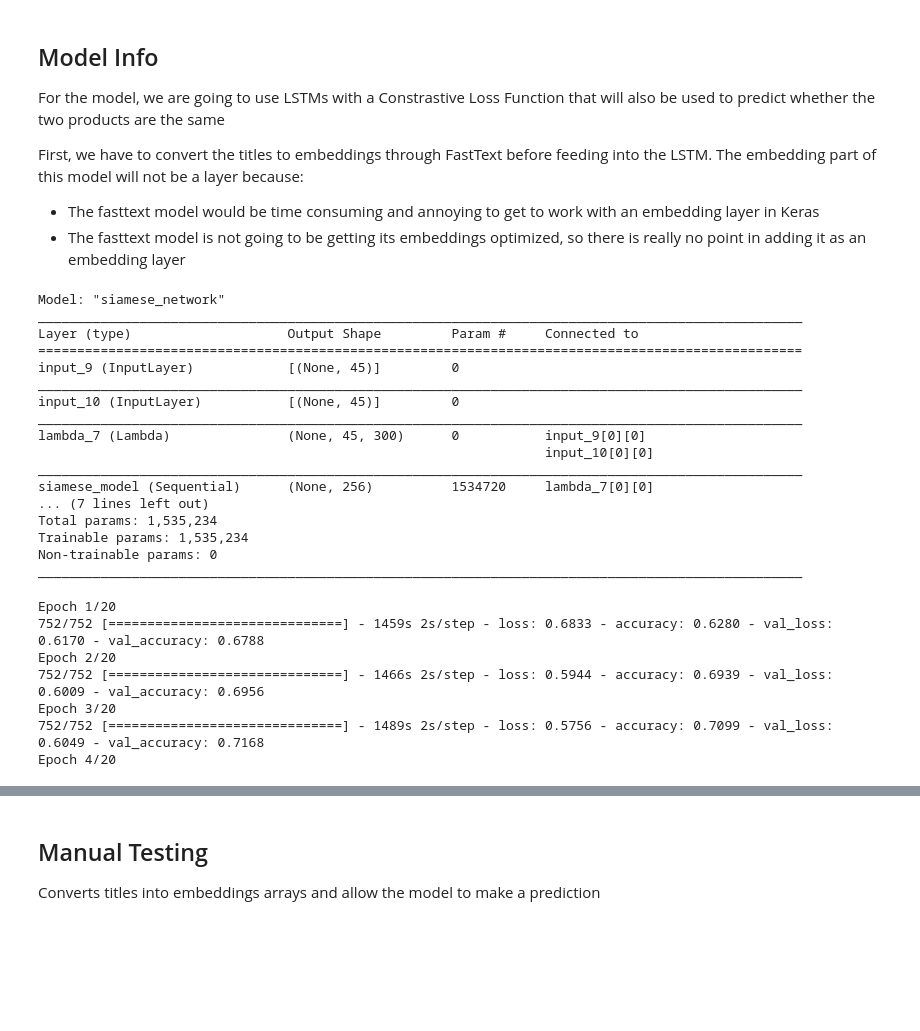
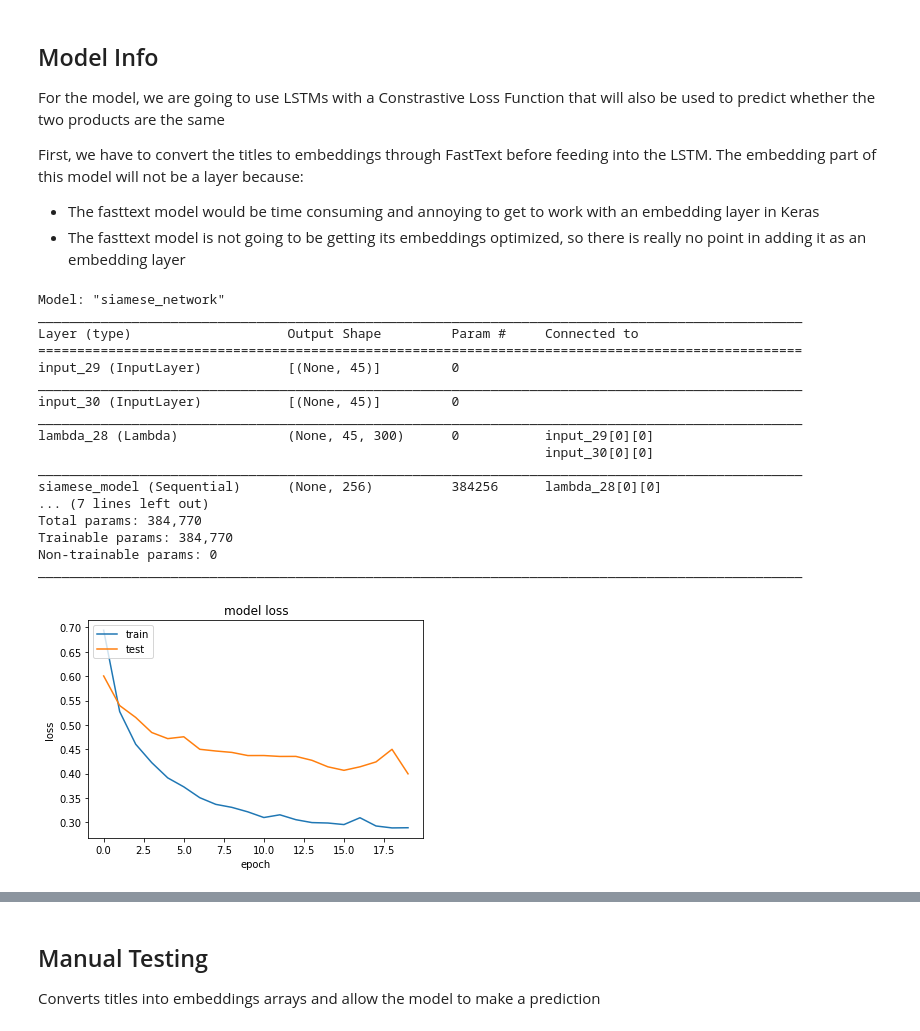
Before and after one commit to Mascerade/supervised-product-matching, a Jupyter notebook: TestingGrounds.ipynb, the cells around one changed output, grey strips where cells are left out. Saved outputs shown, nothing was run; the diff lists cells and outputs as text; code cells hidden in the pictures; blank space fills up the shorter version.

Commit message:
training lstm for 20 epochs. doesn't do too well

```diff
--- a/TestingGrounds.ipynb
+++ b/TestingGrounds.ipynb
@@ -1141,14 +1141,12 @@ def siamese_network(input_shape):
 
     # The LSTM units
     model = tf.keras.Sequential(name='siamese_model')
-    model.add(Bidirectional(LSTM(units=256,
+    model.add(Bidirectional(LSTM(units=64,
                                  name='lstm_1',
-                                 recurrent_dropout=0.2,
-                                 dropout=0.2,
-                                 recurrent_regularizer=l2(0.0005),
-                                 kernel_regularizer=l2(0.0005))))
-    model.add(Dropout(rate=0.4))
-
+                                 activity_regularizer=l2(0.001),
+                                 recurrent_regularizer=l2(0.0009),
+                                 kernel_regularizer=l2(0.0009))))
+    model.add(Dropout(rate=0.35))
     # The dense layers
     model.add(Dense(units=512, activation='elu', name='dense_1'))
     model.add(Dropout(rate=0.5))
@@ -1202,17 +1200,17 @@ Model: "siamese_network"
 __________________________________________________________________________________________________
 Layer (type)                    Output Shape         Param #     Connected to
 ==================================================================================================
-input_9 (InputLayer)            [(None, 45)]         0
+input_29 (InputLayer)           [(None, 45)]         0
 __________________________________________________________________________________________________
-input_10 (InputLayer)           [(None, 45)]         0
+input_30 (InputLayer)           [(None, 45)]         0
 __________________________________________________________________________________________________
-lambda_7 (Lambda)               (None, 45, 300)      0           input_9[0][0]
-                                                                 input_10[0][0]
+lambda_28 (Lambda)              (None, 45, 300)      0           input_29[0][0]
+                                                                 input_30[0][0]
 __________________________________________________________________________________________________
-siamese_model (Sequential)      (None, 256)          1534720     lambda_7[0][0]
+siamese_model (Sequential)      (None, 256)          384256      lambda_28[0][0]
 ... (7 lines left out)
-Total params: 1,535,234
-Trainable params: 1,535,234
+Total params: 384,770
+Trainable params: 384,770
 Non-trainable params: 0
 __________________________________________________________________________________________________
 # %%
@@ -1222,11 +1220,13 @@ model.compile(loss='categorical_crossentropy', optimizer='adam', metrics=['accur
 # %%
 # Train the model
 history = model.fit(x=[X_train1, X_train2], y=Y_train, batch_size=128, epochs=20, validation_data=([X_val[0], X_val[1]], Y_val))
-# %% [output]
-Epoch 1/20
-752/752 [==============================] - 1459s 2s/step - loss: 0.6833 - accuracy: 0.6280 - val_loss: 0.6170 - val_accuracy: 0.6788
-Epoch 2/20
-752/752 [==============================] - 1466s 2s/step - loss: 0.5944 - accuracy: 0.6939 - val_loss: 0.6009 - val_accuracy: 0.6956
-Epoch 3/20
-752/752 [==============================] - 1489s 2s/step - loss: 0.5756 - accuracy: 0.7099 - val_loss: 0.6049 - val_accuracy: 0.7168
-Epoch 4/20
+# %%
+plt.plot(history.history['loss'])
+plt.plot(history.history['val_loss'])
+plt.title('model loss')
+plt.ylabel('loss')
+plt.xlabel('epoch')
+plt.legend(['train', 'test'], loc='upper left')
+plt.show()
+# %% [output]
+[figure, added]
```
Also changed, not shown: parts of 14 cells of this notebook.
